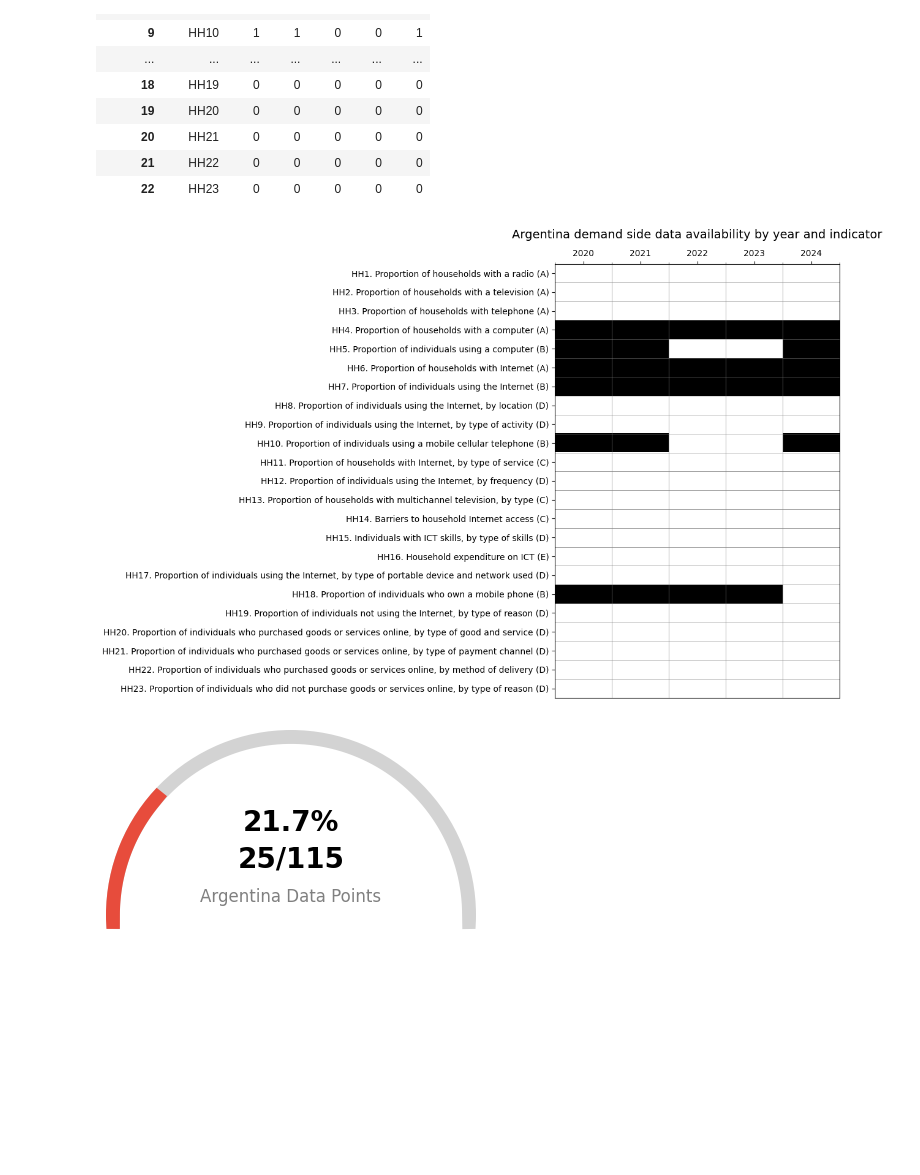
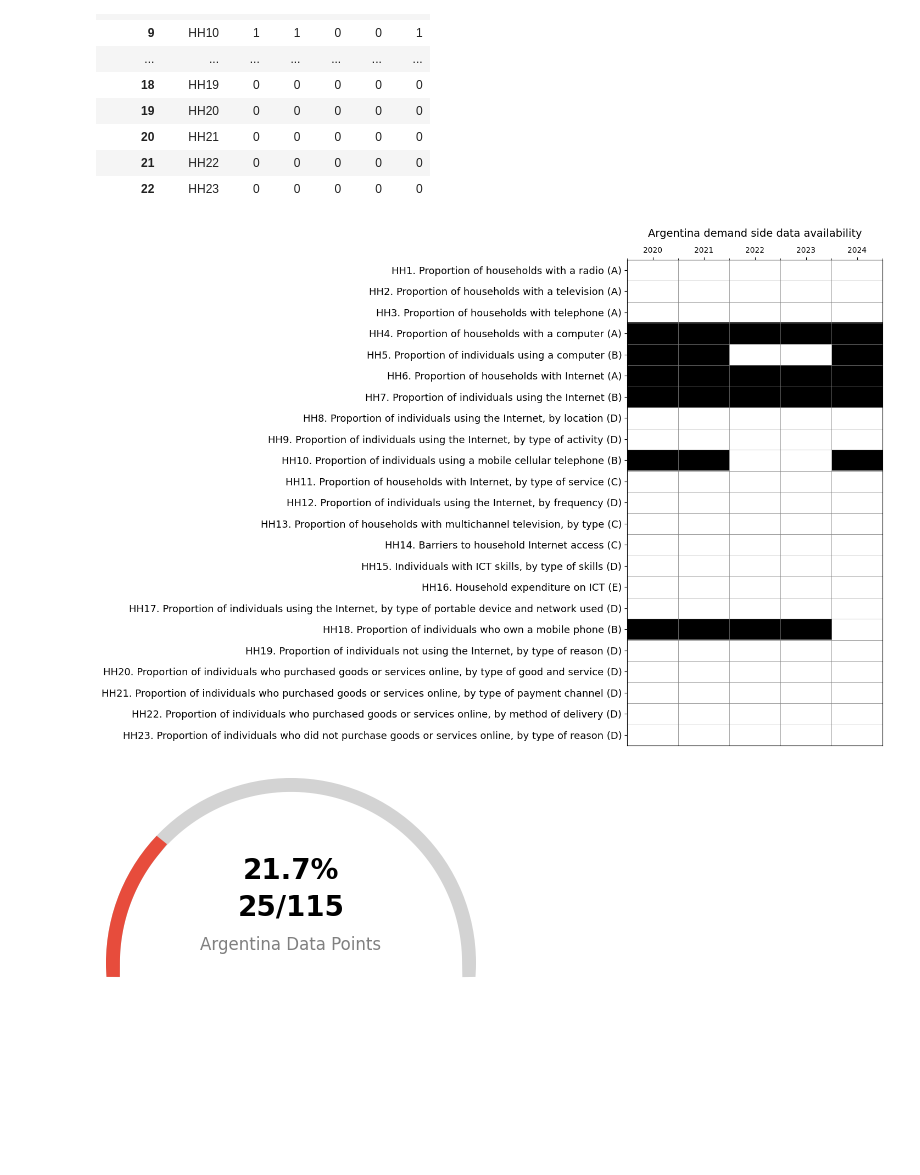
Before and after one commit to dianakorka/statistical_capacity, a Jupyter notebook: HH_capacity_index_rev.ipynb, the cells around one changed output. Cells and saved outputs as stored; diff of their text form; code cells hidden in the pictures; blank space fills up the shorter version.

```diff
--- a/HH_capacity_index_rev.ipynb
+++ b/HH_capacity_index_rev.ipynb
@@ -2106,8 +2106,8 @@ custom_order = ['Developed-OECD', 'Other developing and transition', 'SIDS + LDC
 rename_dict = {
     'timeliness_entry_household': 'Household access',
     'timeliness_entry_individual': 'Individual use',
-    'timeliness_disaggregated_household': 'Household access (with disaggregation)',
-    'timeliness_disaggregated_individual': 'Individual use (with disaggregation)',
+    'timeliness_disaggregated_household': 'Household access\n(with disaggregation)',
+    'timeliness_disaggregated_individual': 'Individual use\n(with disaggregation)',
     'timeliness_expenditure': 'Expenditure',
 }
 
@@ -2133,7 +2133,7 @@ min_width_factor = 0.3
 max_width_factor = 1.0
 
 # Create figure
-fig, ax = plt.subplots(figsize=(14, 6))
+fig, ax = plt.subplots(figsize=(14, 6.2))
 
 # Plot each region separately to control width
 x = np.arange(len(means_sorted.index))
@@ -2186,7 +2186,7 @@ plt.subplots_adjust(bottom=0.7)
 plt.legend(
     handles=legend_handles,
     loc='upper center',
-    bbox_to_anchor=(0.5, -1.6
+    bbox_to_anchor=(0.5, -0.6
                     ),
     ncol=4,
     fontsize=14
@@ -2255,8 +2255,8 @@ custom_order = ['High income', 'Upper middle income', 'Lower middle income', 'Lo
 rename_dict = {
     'timeliness_entry_household': 'Household access',
     'timeliness_entry_individual': 'Individual use',
-    'timeliness_disaggregated_household': 'Household access (with disaggregation)',
-    'timeliness_disaggregated_individual': 'Individual use (with disaggregation)',
+    'timeliness_disaggregated_household': 'Household access\n(with disaggregation)',
+    'timeliness_disaggregated_individual': 'Individual use\n(with disaggregation)',
     'timeliness_expenditure': 'Expenditure',
 }
 
@@ -2282,7 +2282,7 @@ min_width_factor = 0.3
 max_width_factor = 1.0
 
 # Create figure
-fig, ax = plt.subplots(figsize=(14, 6.5))
+fig, ax = plt.subplots(figsize=(14, 6.1))
 
 # Plot each region separately to control width
 x = np.arange(len(means_sorted.index))
@@ -2313,10 +2313,10 @@ for i, region in enumerate(custom_order):
             ax.text(
                 bar_x,
                 value,
-                f'n={count}',
+                f'n{count}',
                 ha='center',
                 va='bottom',
-                fontsize=10,
+                fontsize=12,
                 rotation=0
             )
 
@@ -2335,7 +2335,7 @@ plt.subplots_adjust(bottom=0.7)
 plt.legend(
     handles=legend_handles,
     loc='upper center',
-    bbox_to_anchor=(0.5, -1.3),
+    bbox_to_anchor=(0.5, -0.7),
     ncol=4,
     fontsize=16
 )
@@ -2428,8 +2428,8 @@ custom_colors = [
 rename_dict = {
     'timeliness_entry_household': 'Household access',
     'timeliness_entry_individual': 'Individual use',
-    'timeliness_disaggregated_household': 'Household access (with disaggregation)',
-    'timeliness_disaggregated_individual': 'Individual use (with disaggregation)',
+    'timeliness_disaggregated_household': 'Household access\n(with disaggregation)',
+    'timeliness_disaggregated_individual': 'Individual use\n(with disaggregation)',
     'timeliness_expenditure': 'Expenditure',
 }
 
@@ -2488,14 +2488,14 @@ for i, region in enumerate(custom_order):
             ax.text(
                 bar_x,
                 value,
-                f'n={count}',
+                f'n{count}',
                 ha='center',
                 va='bottom',
-                fontsize=9,
+                fontsize=11,
                 rotation=0
             )
 
-ax.set_xlabel('', fontsize=16)
+ax.set_xlabel('', fontsize=12)
 ax.set_ylabel('number of years', fontsize=16)
 #plt.title('Timeliness in 2025: time lag of latest available data point in number of years (available data only)')
 ax.set_xticks(x)
@@ -2510,8 +2510,8 @@ plt.subplots_adjust(bottom=0.7)
 plt.legend(
     handles=legend_handles,
     loc='upper center',
-    bbox_to_anchor=(0.5, -1.7),
-    ncol=7,
+    bbox_to_anchor=(0.5, -.6),
+    ncol=2,
     fontsize=16
 )
 
@@ -3018,37 +3264,37 @@ new_names = ['HH1. Proportion of households with a radio (A)', 'HH2. Proportion
              'HH22. Proportion of individuals who purchased goods or services online, by method of delivery (D)', 'HH23. Proportion of individuals who did not purchase goods or services online, by type of reason (D)']
 
 df_country.Indicator=new_names
 
 # Convert DataFrame to numpy array (without transpose)
 
 code_array = df_country.set_index('Indicator').to_numpy()
 
 
-fig, ax = plt.subplots(figsize=(code_array.shape[1] * 1.2, code_array.shape[0] * 0.4))
+fig, ax = plt.subplots(figsize=(code_array.shape[1] * 1.2, code_array.shape[0] * 0.5))
 
 # Show barcode
 ax.imshow(code_array, cmap='binary', aspect='auto', interpolation='nearest')
 
 # Set row labels (y-axis) - now Indicators
 ax.set_yticks(np.arange(code_array.shape[0]))
-ax.set_yticklabels(df_country.set_index('Indicator').index)
+ax.set_yticklabels(df_country.set_index('Indicator').index, fontsize=13)
 
 # Set column labels (x-axis) - now Years
 ax.set_xticks(np.arange(code_array.shape[1]))
 ax.set_xticklabels(df_country.set_index('Indicator').columns, rotation=0)
 ax.xaxis.tick_top() # put year lables on top
 
-ax.set_title(f'{country_name} demand side data availability by year and indicator', fontsize=14, pad=30)
+ax.set_title(f'{country_name} demand side data availability', fontsize=14, pad=30)
 
 # Optional: grid
 ax.set_xticks(np.arange(-.5, code_array.shape[1], 1), minor=True)
 ax.set_yticks(np.arange(-.5, code_array.shape[0], 1), minor=True)
 ax.grid(which='minor', color='gray', linestyle='-', linewidth=0.5)
 ax.tick_params(which='minor', bottom=False, left=False)
 
 plt.show()
 # %% [output]
-[figure, old version]
+[figure, new version]
 # %%
 year_columns = [2020, 2021, 2022, 2023, 2024]
 
```
Also changed, not shown: parts of 22 cells of this notebook.
